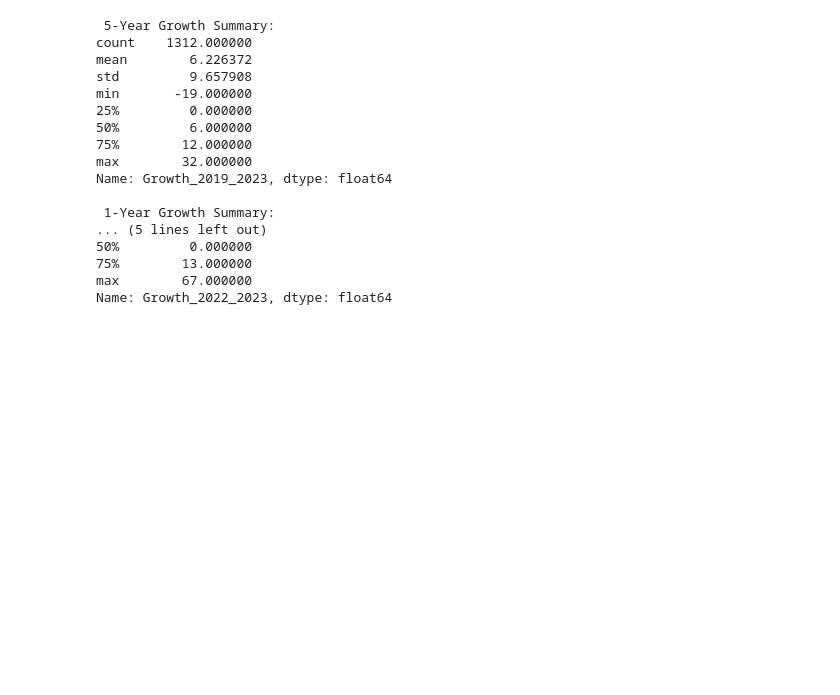
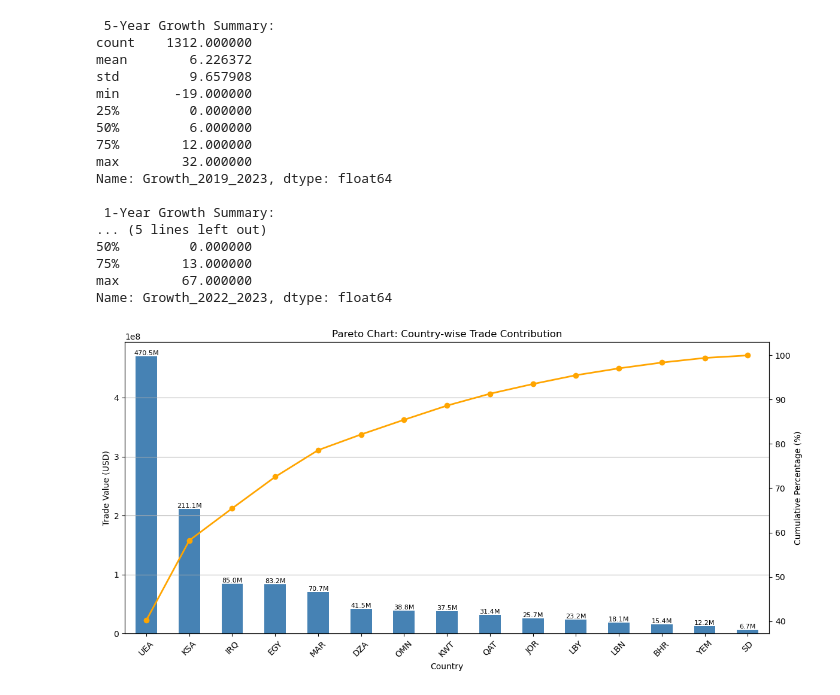
Before and after one commit to Gaurabh23/Bilateral-Trade-Analyais-of-Middle-East-and-Australia, a Jupyter notebook: EDA.ipynb, the cells around one changed output. Drawn from its saved outputs; the diff is of its cells as text; code cells hidden in the pictures; blank space fills up the shorter version.

```diff
--- a/EDA.ipynb
+++ b/EDA.ipynb
@@ -143,0 +146,32 @@ Name: Growth_2022_2023, dtype: float64
+# %%
+# Ensure numeric conversions
+numeric_cols = [
+    "Value_2023", "Trade_Balance_2023", "Growth_2019_2023",
+    "Growth_2022_2023", "World_Growth", "World_Import_Share",
+    "World_Import_Rank", "Avg_Distance_km", "Concentration", "Avg_Tariff"
+]
+for col in numeric_cols:
+    df[col] = pd.to_numeric(df[col], errors='coerce')
+# %%
+# Regional overview. Pareto Chart: Top countries contributing to trade value
+country_trade = df.groupby("Country")["Value_2023"].sum().sort_values(ascending=False)
+
+plt.figure(figsize=(12, 6))
+ax1 = country_trade.plot(kind='bar', color='steelblue')
+ax2 = ax1.twinx()
+cumulative_pct = country_trade.cumsum() / country_trade.sum() * 100
+cumulative_pct.plot(ax=ax2, color='orange', marker='o', linewidth=2)
+
+for i, value in enumerate(country_trade):
+    ax1.text(i, value, f'{value/1e6:.1f}M', ha='center', va='bottom', fontsize=8)
+
+ax1.set_title("Pareto Chart: Country-wise Trade Contribution")
+ax1.set_ylabel("Trade Value (USD)")
+ax2.set_ylabel("Cumulative Percentage (%)")
+ax1.set_xlabel("Country")
+ax1.tick_params(axis='x', rotation=45)
+ax1.grid(axis='y')
+plt.tight_layout()
+plt.show()
+# %% [output]
+[figure, added]
```
Also changed, not shown: parts of 9 cells of this notebook.
